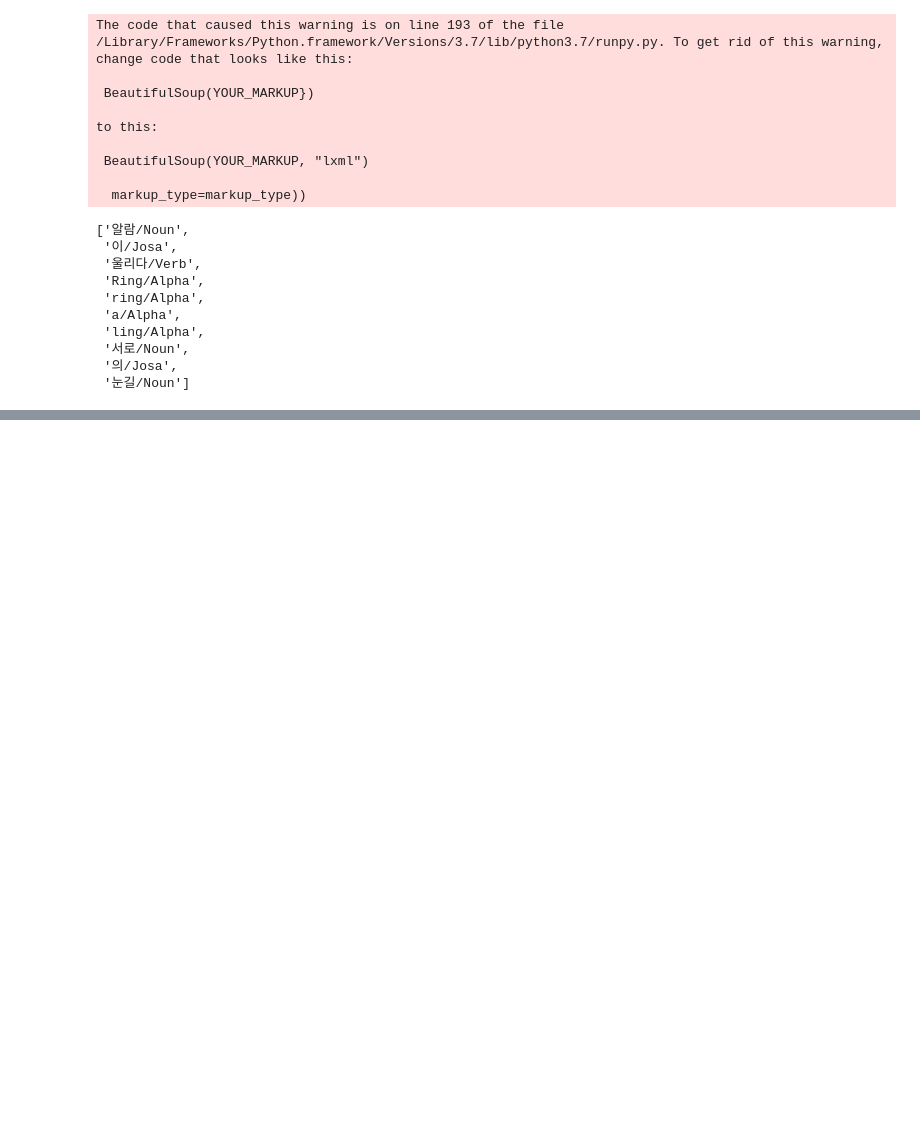
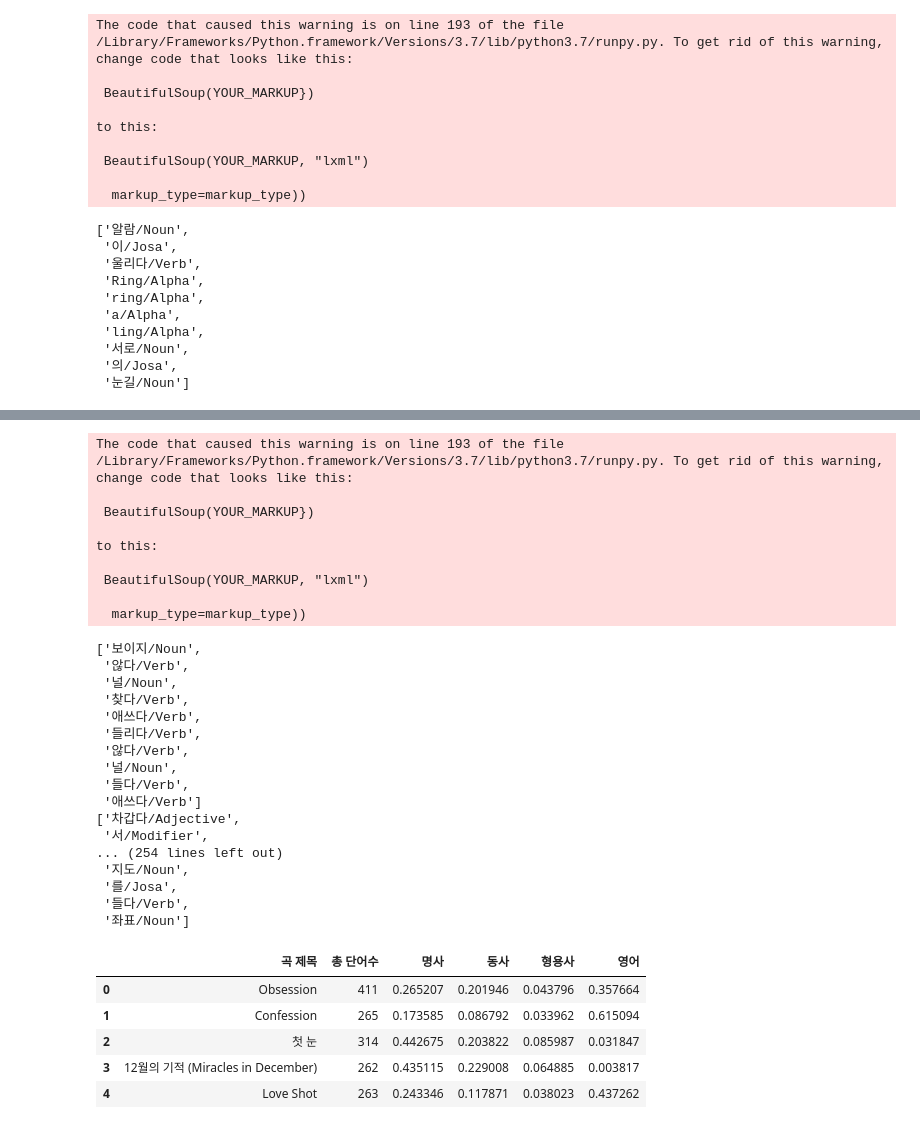
Before and after one commit to LEEEUNBIN3/TextMining, a Jupyter notebook: exo_vs_twice.ipynb, the cells around one changed output, grey strips where cells are left out. Cells and saved outputs as stored; diff of their text form; code cells hidden in the pictures; blank space fills up the shorter version.

```diff
--- a/exo_vs_twice.ipynb
+++ b/exo_vs_twice.ipynb
@@ -677,2 +683,45 @@ TW_result2[Adjective][:10]
 # %%
 # 알고리즘 구현
+# %%
+# 엑소 노래별 가사의 단어 종류별 개수 (조사는 무의미하므로 포함 안함)
+cnt_Total = []
+ratio_Noun = []
+ratio_Verb = []
+ratio_Adject = []
+ratio_Alpha = []
+titles = []
+
+#단어를 품사 단위로 (각 가사별로 조사할 예정)
+for review, title in zip(EXO_final["가사"], EXO_final["곡 제목"]):
+    titles.append(title)
+    cnt_n = 0
+    cnt_v = 0
+    cnt_ad = 0
+    cnt_al = 0
+    words = []
+    #words[] = review_to_wordlist(review)
+    words = review_to_wordlist(review)
+
+    #단어 단위로 분해 확인
+    pprint(words[:10])
+
+    #전체 단어 수 세기
+    cnt_Total.append(len(words))
+
+    #각 단어 수 세기
+    for word in words:
+        tmp = word.split('/')[1]
+        if tmp == "Noun": cnt_n += 1
+        elif tmp  == "Verb": cnt_v += 1
+        elif tmp  == "Adjective": cnt_ad += 1
+        elif tmp  == "Alpha": cnt_al += 1
+    ratio_Noun.append(cnt_n/len(words))
+    ratio_Verb.append(cnt_v/len(words))
+    ratio_Adject.append(cnt_ad/len(words))
+    ratio_Alpha.append(cnt_al/len(words))
+# EXO_words = dict(zip(titles, cnt_Total, ratio_Noun, ratio_Verb, ratio_Adject, ratio_Alpha))
+
+# print(title, "\n", cnt_Total, "\n", ratio_Noun, "\n", ratio_Verb, "\n", ratio_Adject, "\n", ratio_Alpha)
+EXO_df_fin = pd.DataFrame({'곡 제목':titles, '총 단어수':cnt_Total, '명사':ratio_Noun, '동사':ratio_Verb, '형용사':ratio_Adject, '영어':ratio_Alpha})
+EXO_df_fin.head()
+# %% [output]
@@ -679 +745,33 @@ TW_result2[Adjective][:10]
+The code that caused this warning is on line 193 of the file /Library/Frameworks/Python.framework/Versions/3.7/lib/python3.7/runpy.py. To get rid of this warning, change code that looks like this:
+
+ BeautifulSoup(YOUR_MARKUP})
+
+to this:
+
+ BeautifulSoup(YOUR_MARKUP, "lxml")
+
+  markup_type=markup_type))
+['보이지/Noun',
+ '않다/Verb',
+ '널/Noun',
+ '찾다/Verb',
+ '애쓰다/Verb',
+ '들리다/Verb',
+ '않다/Verb',
+ '널/Noun',
+ '들다/Verb',
+ '애쓰다/Verb']
+['차갑다/Adjective',
+ '서/Modifier',
+... (254 lines left out)
+ '지도/Noun',
+ '를/Josa',
+ '들다/Verb',
+ '좌표/Noun']
+|  | 곡 제목 | 총 단어수 | 명사 | 동사 | 형용사 | 영어 |
+| 0 | Obsession | 411 | 0.265207 | 0.201946 | 0.043796 | 0.357664 |
+| 1 | Confession | 265 | 0.173585 | 0.086792 | 0.033962 | 0.615094 |
+| 2 | 첫 눈 | 314 | 0.442675 | 0.203822 | 0.085987 | 0.031847 |
+| 3 | 12월의 기적 (Miracles in December) | 262 | 0.435115 | 0.229008 | 0.064885 | 0.003817 |
+| 4 | Love Shot | 263 | 0.243346 | 0.117871 | 0.038023 | 0.437262 |
 # %%
```
Also changed, not shown: parts of 30 cells of this notebook.
